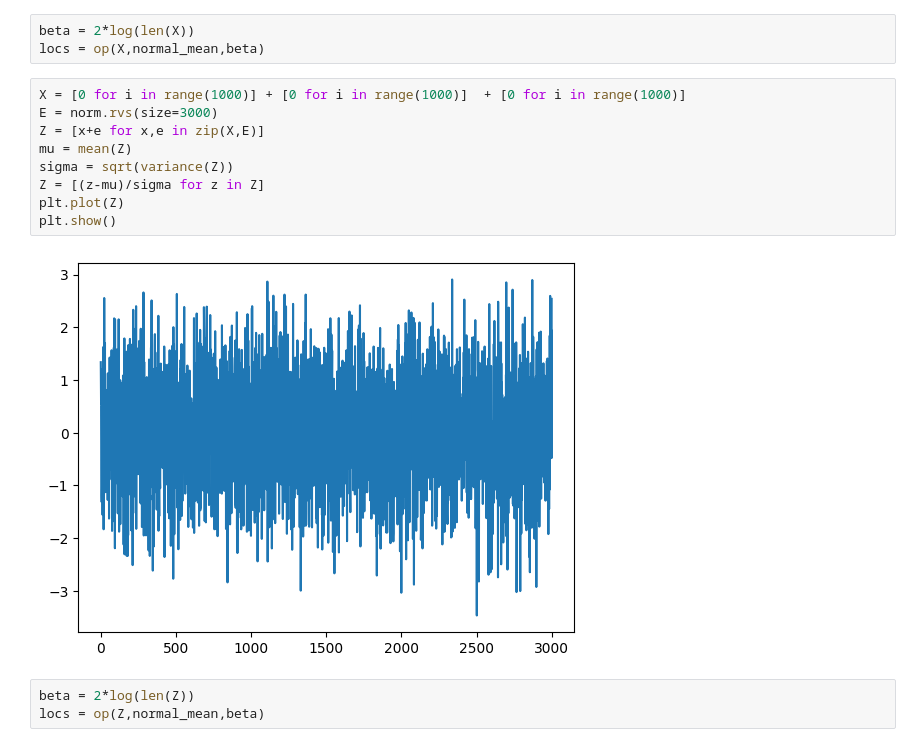
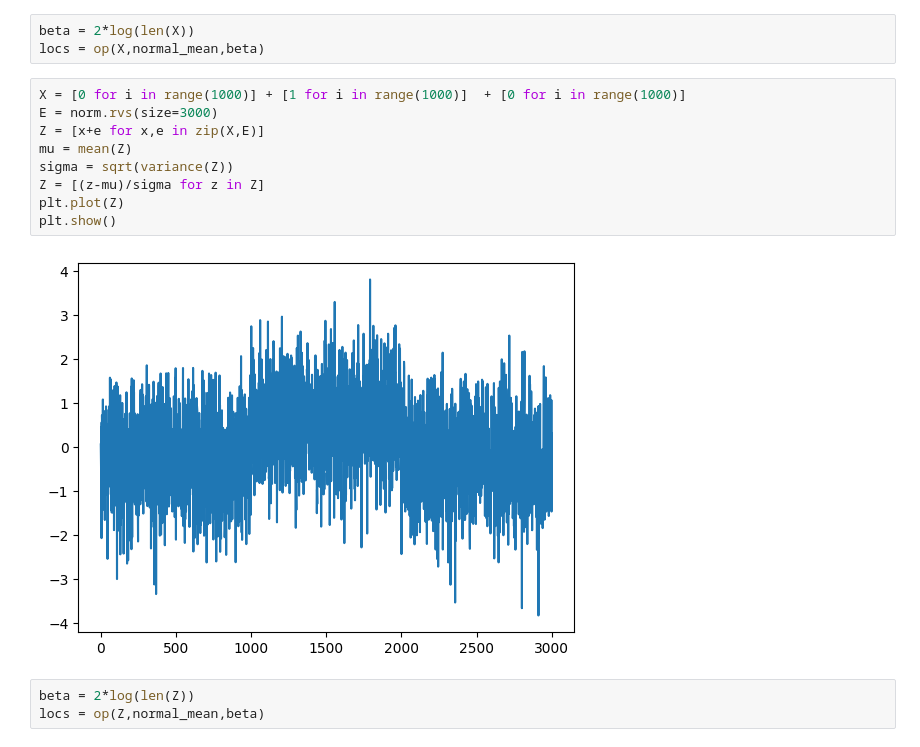
Before and after one commit to grosed/oop, a Jupyter notebook: notebooks/amoc.ipynb, the cells around one changed output. Cells and saved outputs as stored; diff of their text form.

```diff
--- a/notebooks/amoc.ipynb
+++ b/notebooks/amoc.ipynb
@@ -58,16 +55,16 @@ plt.show()
 beta = 2*log(len(X))
 locs = op(X,normal_mean,beta)
 # %%
-X = [0 for i in range(1000)] + [0 for i in range(1000)]  + [0 for i in range(1000)]
+X = [0 for i in range(1000)] + [1 for i in range(1000)]  + [0 for i in range(1000)]
 E = norm.rvs(size=3000)
 Z = [x+e for x,e in zip(X,E)]
 mu = mean(Z)
 sigma = sqrt(variance(Z))
 Z = [(z-mu)/sigma for z in Z]
 plt.plot(Z)
 plt.show()
 # %% [output]
-[figure, old version]
+[figure, new version]
 # %%
 beta = 2*log(len(Z))
 locs = op(Z,normal_mean,beta)
```
Also changed, not shown: parts of 2 cells of this notebook.
